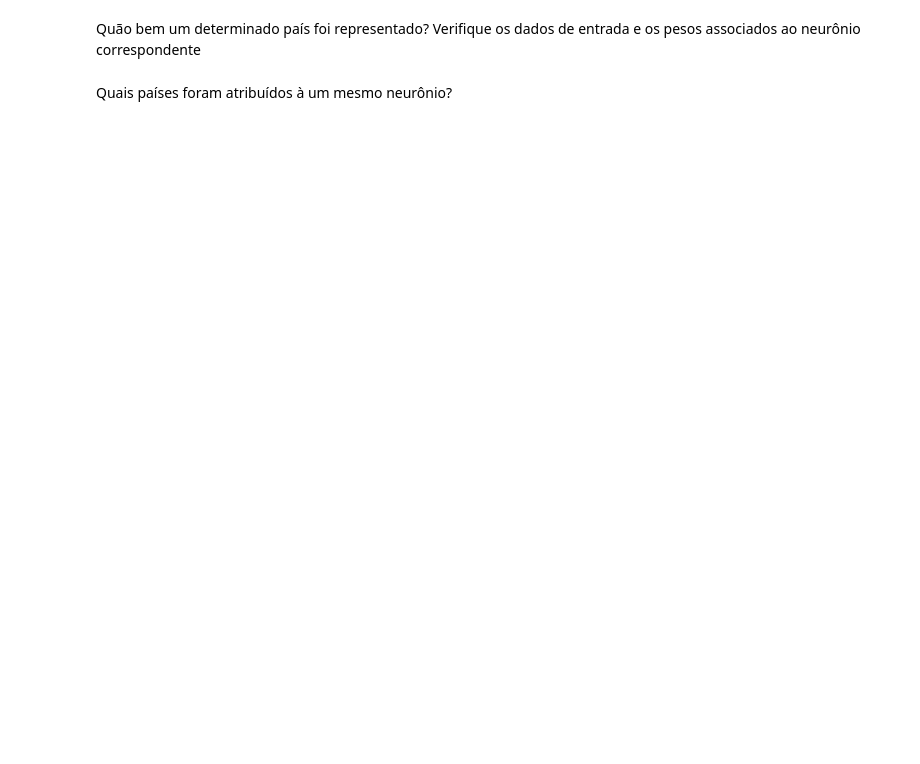
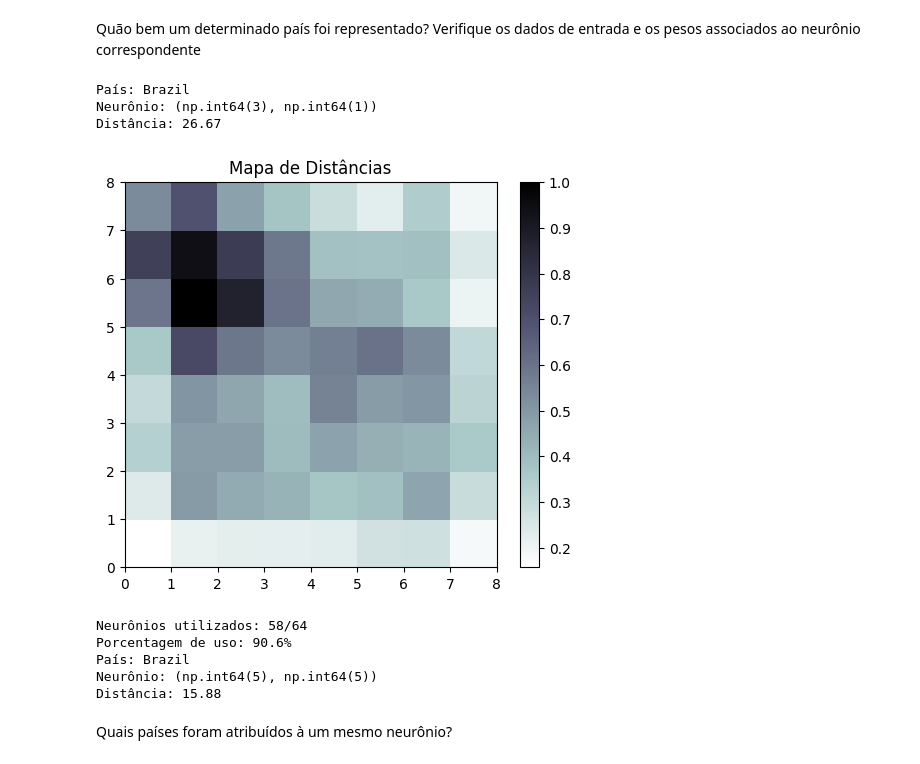
Before and after one commit to KndHvH/study, a Jupyter notebook: POLI/ML2/t2/exercícios_som.ipynb, the cells around one changed output. Saved outputs shown, nothing was run; the diff lists cells and outputs as text; code cells hidden in the pictures; blank space fills up the shorter version.

```diff
--- a/POLI/ML2/t2/exercícios_som.ipynb
+++ b/POLI/ML2/t2/exercícios_som.ipynb
@@ -192,4 +268,39 @@ Brazil -> neuron number: (np.int64(2), np.int64(1))
 # %% [markdown]
 Quão bem um determinado país foi representado? Verifique os dados de entrada e os pesos associados ao neurônio correspondente
+# %%
+def verificar_representacao(pais, sofm, data, features):
+    dados_pais = data[features][data['Country Name'] == pais].values[0]
+
+    posicao_neuronio = sofm.winner(dados_pais)
+    pesos_neuronio = sofm.get_weights()[posicao_neuronio[0], posicao_neuronio[1]]
+
+    distancia = np.linalg.norm(dados_pais - pesos_neuronio)
+
+    print(f"País: {pais}")
+    print(f"Neurônio: {posicao_neuronio}")
+    print(f"Distância: {distancia:.2f}")
+# %%
+# Apos pesquisar novamente, vi que o ideal seria um distancia abaixo de 10, vou tentar retreinar com mais neuronios.
+verificar_representacao('Brazil', sofm, data, features)
+# %% [output]
+País: Brazil
+Neurônio: (np.int64(3), np.int64(1))
+Distância: 26.67
+# %%
+
+sofm = train_sofm(
+    data_train,
+    8,
+    8,
+    50000,
+)
+verificar_representacao('Brazil', sofm, data, features)
+# %% [output]
+[figure, added]
+Neurônios utilizados: 58/64
+Porcentagem de uso: 90.6%
+País: Brazil
+Neurônio: (np.int64(5), np.int64(5))
+Distância: 15.88
 # %% [markdown]
 Quais países foram atribuídos à um mesmo neurônio?
```
Also changed, not shown: parts of 14 cells of this notebook.
